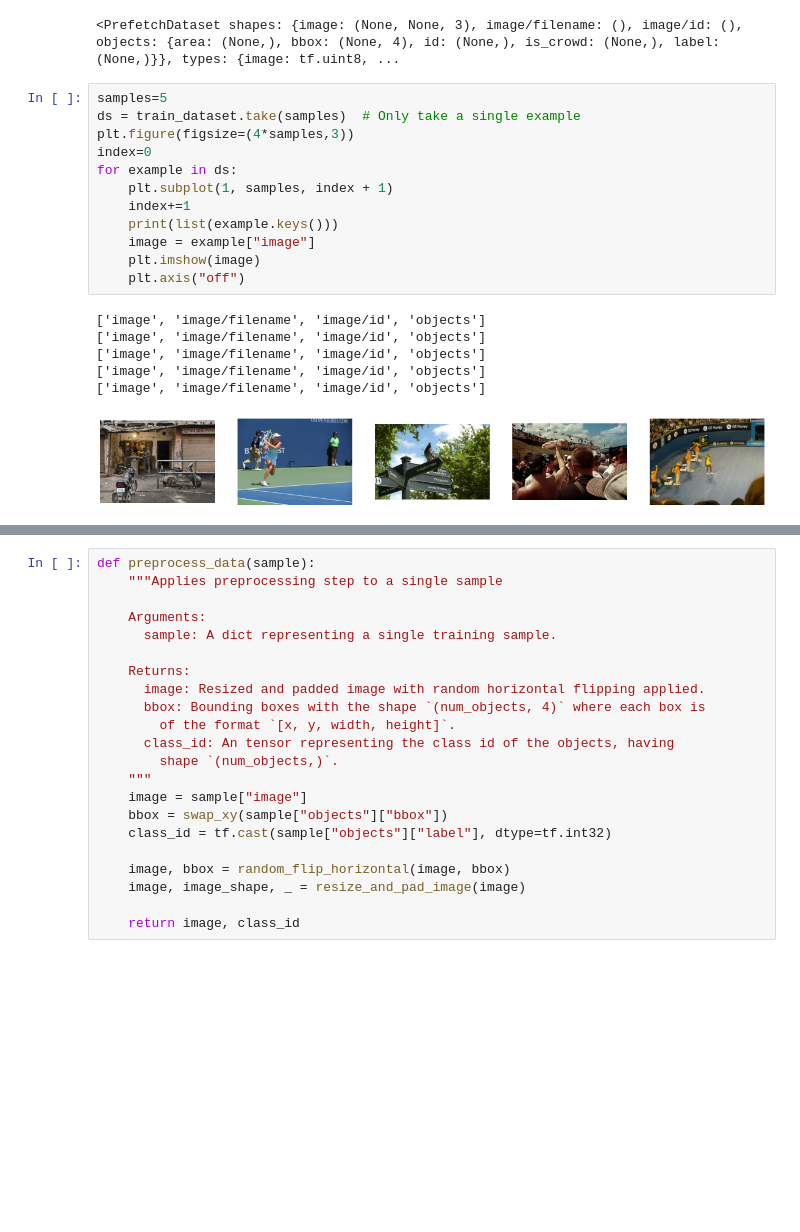
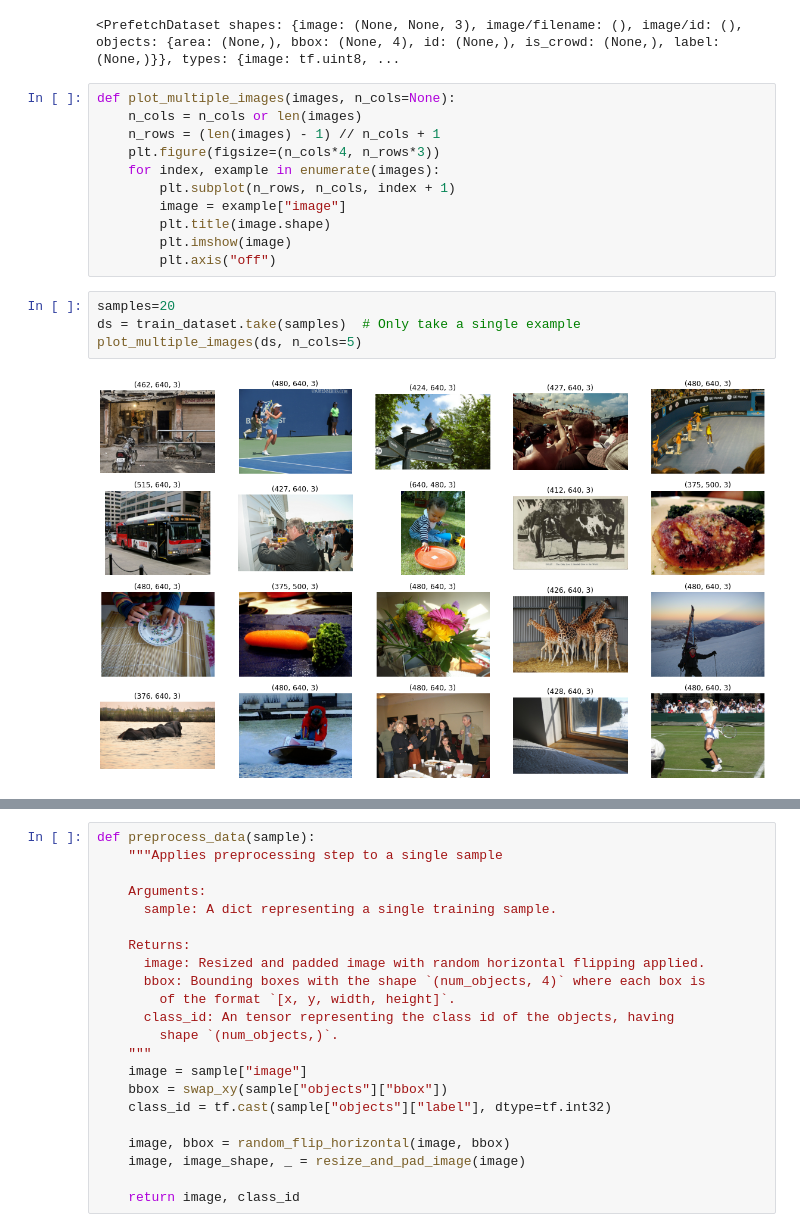
Before and after one commit to victorgsosa/GANMarketing, a Jupyter notebook: COCO_CGAN.ipynb, the cells around one changed output, grey strips where cells are left out. Cells and saved outputs as stored; diff of their text form; blank space fills up the shorter version.

Commit message:
load dataset

```diff
--- a/COCO_CGAN.ipynb
+++ b/COCO_CGAN.ipynb
@@ -61,21 +59,19 @@ train_dataset
 # %% [output]
 <PrefetchDataset shapes: {image: (None, None, 3), image/filename: (), image/id: (), objects: {area: (None,), bbox: (None, 4), id: (None,), is_crowd: (None,), label: (None,)}}, types: {image: tf.uint8, ...
 # %%
-samples=5
-ds = train_dataset.take(samples)  # Only take a single example
-plt.figure(figsize=(4*samples,3))
-index=0
-for example in ds:
-    plt.subplot(1, samples, index + 1)
-    index+=1
-    print(list(example.keys()))
-    image = example["image"]
-    plt.imshow(image)
-    plt.axis("off")
+def plot_multiple_images(images, n_cols=None):
+    n_cols = n_cols or len(images)
+    n_rows = (len(images) - 1) // n_cols + 1
+    plt.figure(figsize=(n_cols*4, n_rows*3))
+    for index, example in enumerate(images):
+        plt.subplot(n_rows, n_cols, index + 1)
+        image = example["image"]
+        plt.title(image.shape)
+        plt.imshow(image)
+        plt.axis("off")
-# %% [output]
-['image', 'image/filename', 'image/id', 'objects']
-['image', 'image/filename', 'image/id', 'objects']
-['image', 'image/filename', 'image/id', 'objects']
-['image', 'image/filename', 'image/id', 'objects']
-['image', 'image/filename', 'image/id', 'objects']
-[figure, removed]
+# %%
+samples=20
+ds = train_dataset.take(samples)  # Only take a single example
+plot_multiple_images(ds, n_cols=5)
+# %% [output]
+[figure, added]
```
Also changed, not shown: parts of 3 cells of this notebook.
